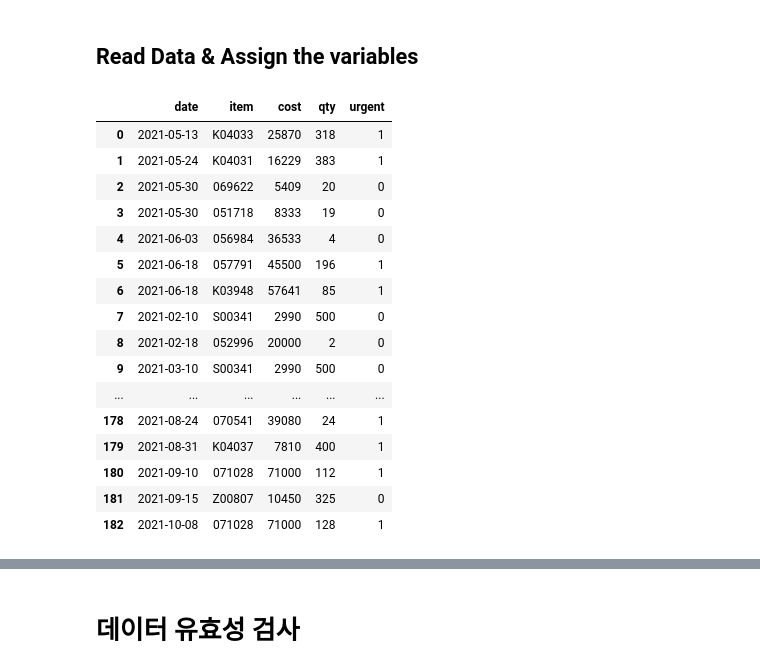
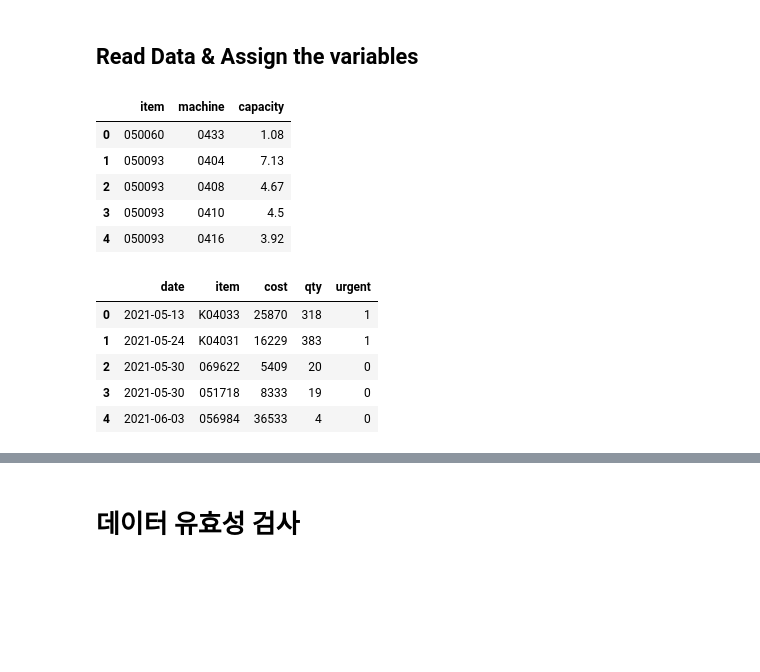
Before and after one commit to sugyeong-jo/ProjectLab, a Jupyter notebook: workspac_notebook.ipynb, the cells around one changed output, grey strips where cells are left out. Drawn from its saved outputs; the diff is of its cells as text; code cells hidden in the pictures; blank space fills up the shorter version.

```diff
--- a/workspac_notebook.ipynb
+++ b/workspac_notebook.ipynb
@@ -110,23 +110,21 @@ item_info['urgent'] = item_info['urgent'].fillna(0)
 for i in range(len(item_info)):
     if item_info.loc[i, 'urgent']!=0:
         item_info.loc[i, 'urgent'] = 1
+# %%
+machine_info.head()
+# %% [output]
+|  | item | machine | capacity |
+| 0 | 050060 | 0433 | 1.08 |
+| 1 | 050093 | 0404 | 7.13 |
+| 2 | 050093 | 0408 | 4.67 |
+| 3 | 050093 | 0410 | 4.5 |
+| 4 | 050093 | 0416 | 3.92 |
 # %%
-item_info
+item_info.head()
 # %% [output]
 |  | date | item | cost | qty | urgent |
 | 0 | 2021-05-13 | K04033 | 25870 | 318 | 1 |
 | 1 | 2021-05-24 | K04031 | 16229 | 383 | 1 |
 | 2 | 2021-05-30 | 069622 | 5409 | 20 | 0 |
 | 3 | 2021-05-30 | 051718 | 8333 | 19 | 0 |
 | 4 | 2021-06-03 | 056984 | 36533 | 4 | 0 |
-| 5 | 2021-06-18 | 057791 | 45500 | 196 | 1 |
-| 6 | 2021-06-18 | K03948 | 57641 | 85 | 1 |
-| 7 | 2021-02-10 | S00341 | 2990 | 500 | 0 |
-| 8 | 2021-02-18 | 052996 | 20000 | 2 | 0 |
-| 9 | 2021-03-10 | S00341 | 2990 | 500 | 0 |
-| ... | ... | ... | ... | ... | ... |
-| 178 | 2021-08-24 | 070541 | 39080 | 24 | 1 |
-| 179 | 2021-08-31 | K04037 | 7810 | 400 | 1 |
-| 180 | 2021-09-10 | 071028 | 71000 | 112 | 1 |
-| 181 | 2021-09-15 | Z00807 | 10450 | 325 | 0 |
-| 182 | 2021-10-08 | 071028 | 71000 | 128 | 1 |
```
Also changed, not shown: parts of 3 cells of this notebook, 4 other files.
